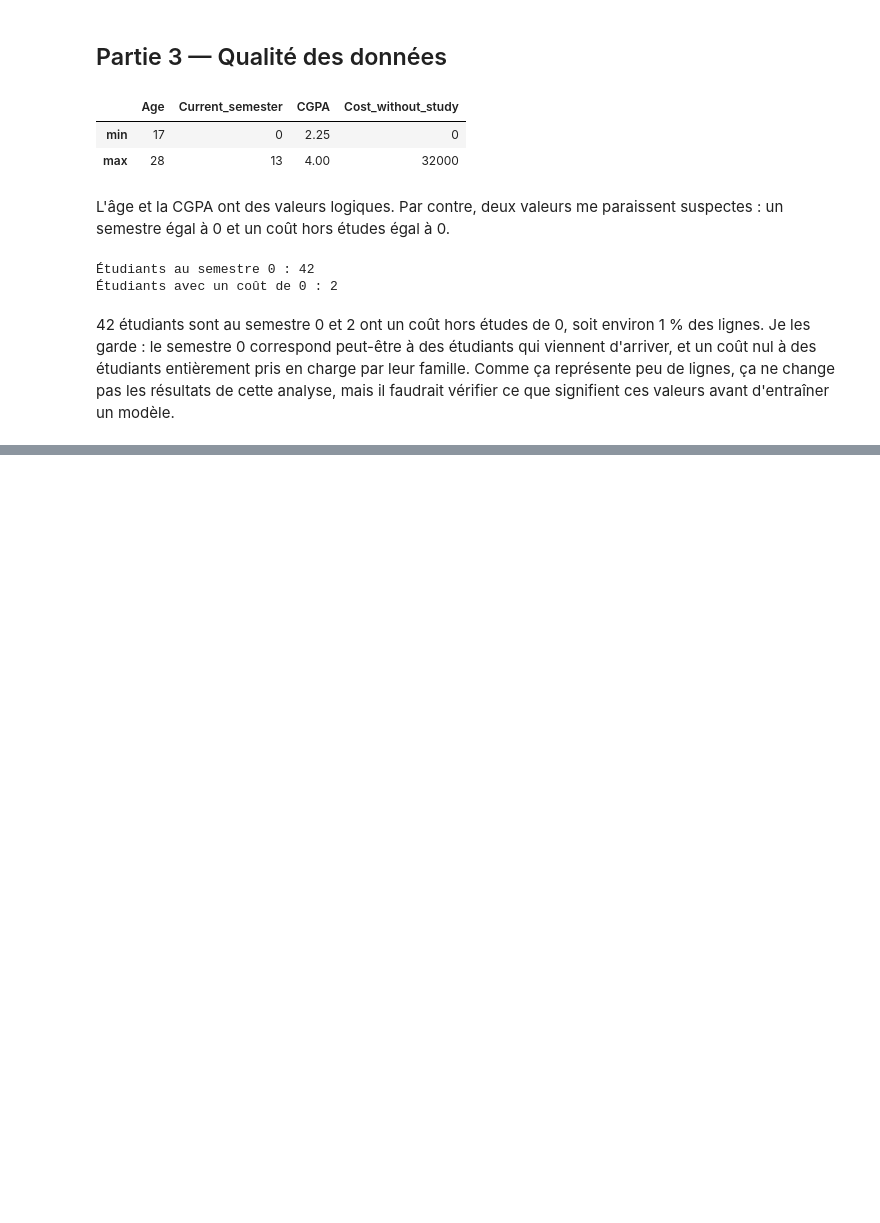
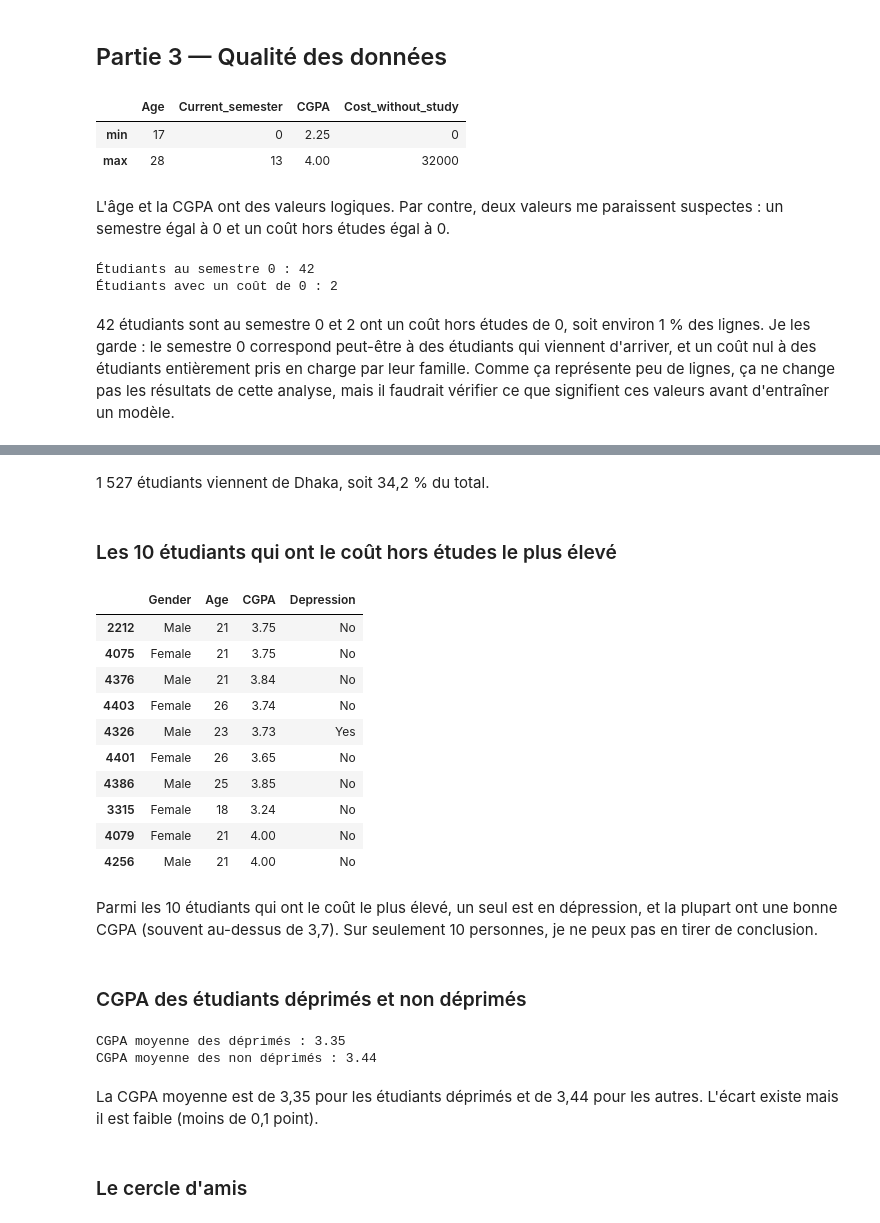
Before and after one commit to Mouabd19/student_depression--exercice_pandas, a Jupyter notebook: notebooks/01_exploration.ipynb, the cells around one changed output, grey strips where cells are left out. Saved outputs shown, nothing was run; the diff lists cells and outputs as text; code cells hidden in the pictures; blank space fills up the shorter version.

```diff
--- a/notebooks/01_exploration.ipynb
+++ b/notebooks/01_exploration.ipynb
@@ -173,0 +204,35 @@ print("Étudiants avec un coût de 0 :", (data["Cost_without_study"] == 0).sum()
+# %% [markdown]
+1 527 étudiants viennent de Dhaka, soit 34,2 % du total.
+# %% [markdown]
+### Les 10 étudiants qui ont le coût hors études le plus élevé
+# %%
+data.sort_values("Cost_without_study", ascending=False)[["Gender", "Age", "CGPA", "Depression"]].head(10)
+# %% [output]
+|  | Gender | Age | CGPA | Depression |
+| 2212 | Male | 21 | 3.75 | No |
+| 4075 | Female | 21 | 3.75 | No |
+| 4376 | Male | 21 | 3.84 | No |
+| 4403 | Female | 26 | 3.74 | No |
+| 4326 | Male | 23 | 3.73 | Yes |
+| 4401 | Female | 26 | 3.65 | No |
+| 4386 | Male | 25 | 3.85 | No |
+| 3315 | Female | 18 | 3.24 | No |
+| 4079 | Female | 21 | 4.00 | No |
+| 4256 | Male | 21 | 4.00 | No |
+# %% [markdown]
+Parmi les 10 étudiants qui ont le coût le plus élevé, un seul est en dépression, et la plupart ont une bonne CGPA (souvent au-dessus de 3,7). Sur seulement 10 personnes, je ne peux pas en tirer de conclusion.
+# %% [markdown]
+### CGPA des étudiants déprimés et non déprimés
+# %%
+deprimes = data[data["Depression_bin"] == 1]
+non_deprimes = data[data["Depression_bin"] == 0]
+
+print("CGPA moyenne des déprimés :", deprimes["CGPA"].mean().round(2))  # round arrondit à 2 chiffres après la virgule
+print("CGPA moyenne des non déprimés :", non_deprimes["CGPA"].mean().round(2))
+# %% [output]
+CGPA moyenne des déprimés : 3.35
+CGPA moyenne des non déprimés : 3.44
+# %% [markdown]
+La CGPA moyenne est de 3,35 pour les étudiants déprimés et de 3,44 pour les autres. L'écart existe mais il est faible (moins de 0,1 point).
+# %% [markdown]
+### Le cercle d'amis
```
Also changed, not shown: parts of 18 cells of this notebook.
